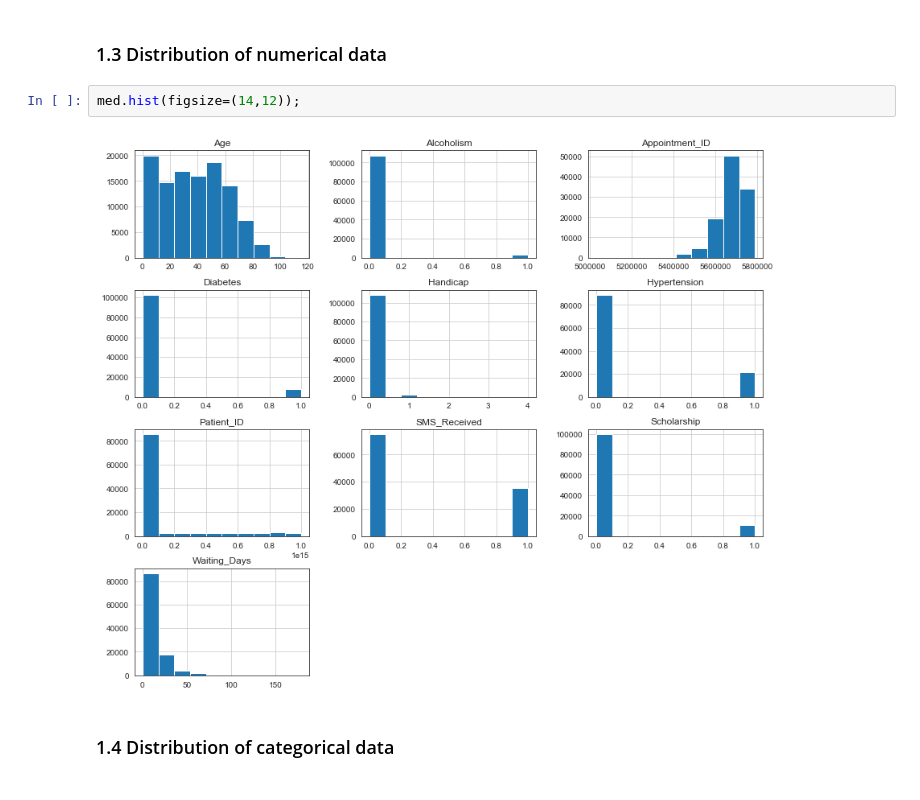
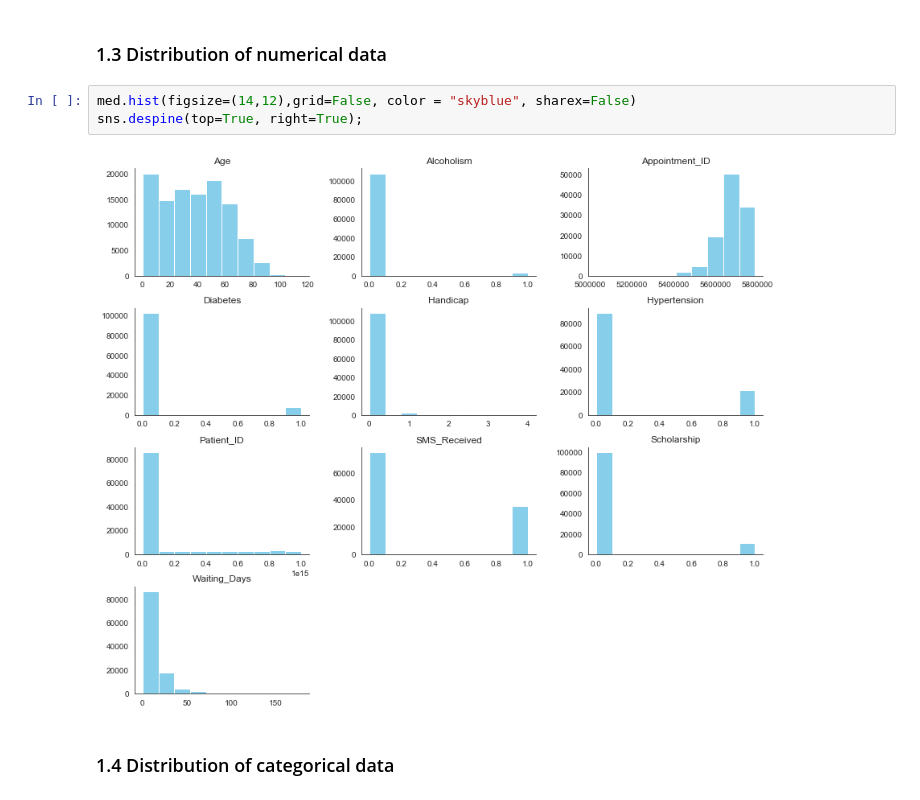
Before and after one commit to ironhack-datalabs/data-ber-10-19, a Jupyter notebook: module-3_projects/final-project/Medical_Appointments/Data_Visualization.ipynb, the cells around one changed output. Saved outputs shown, nothing was run; the diff lists cells and outputs as text.

Commit message:
changes on final project, data visualization

```diff
--- a/module-3_projects/final-project/Medical_Appointments/Data_Visualization.ipynb
+++ b/module-3_projects/final-project/Medical_Appointments/Data_Visualization.ipynb
@@ -31,9 +31,10 @@ med.head()
 # %% [markdown]
 ### 1.3 Distribution of numerical data
 # %%
-med.hist(figsize=(14,12));
+med.hist(figsize=(14,12),grid=False, color = "skyblue", sharex=False)
+sns.despine(top=True, right=True);
 # %% [output]
-[figure, old version]
+[figure, new version]
 # %% [markdown]
 ### 1.4 Distribution of categorical data
 # %%
```
Also changed, not shown: parts of 25 cells of this notebook, 1 other file.
